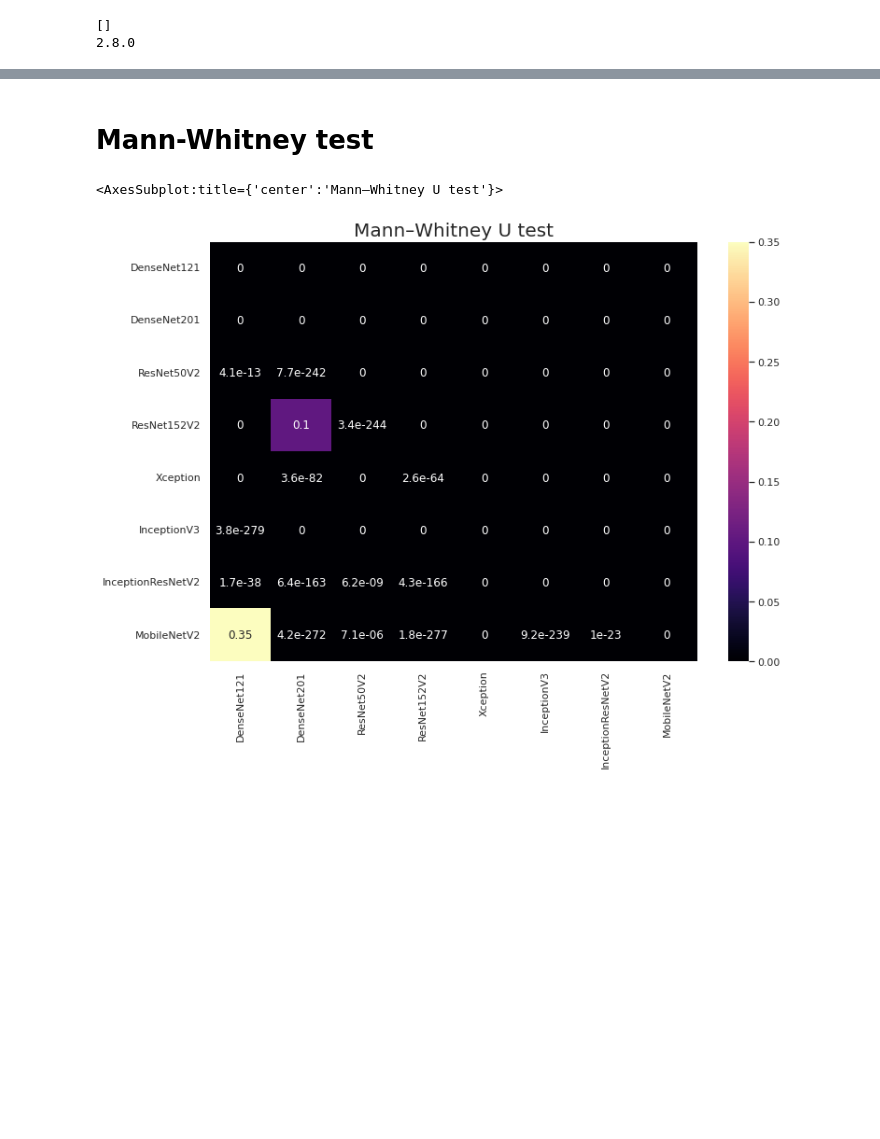
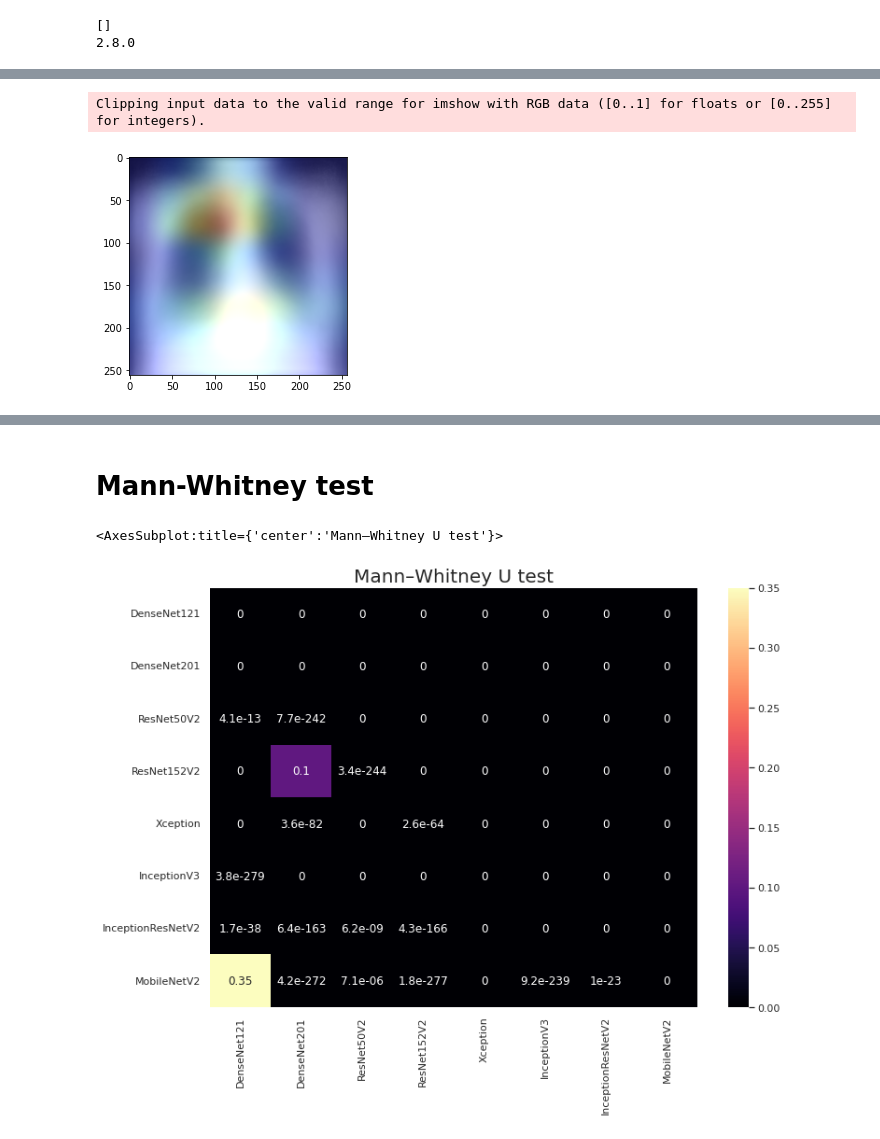
Before and after one commit to Ryan-RE-Wang/COPD-project, a Jupyter notebook: COPD_model_interpretation.ipynb, the cells around one changed output, grey strips where cells are left out. Saved outputs shown, nothing was run; the diff lists cells and outputs as text; code cells hidden in the pictures; blank space fills up the shorter version.

```diff
--- a/COPD_model_interpretation.ipynb
+++ b/COPD_model_interpretation.ipynb
@@ -368,0 +159,9 @@ val_a = mpimg.imread(path + files[0])
+# %%
+mean_heatmap = np.mean(heat_map_pp, axis=0)
+plt.imshow(np.reshape(mean_heatmap, (256, 256, 3)))
+fname = 'imgs/mimic_test/mean_gradcampp.jpg'
+plt.savefig(fname)
+plt.show()
+# %% [output]
+Clipping input data to the valid range for imshow with RGB data ([0..1] for floats or [0..255] for integers).
+[figure, added]
```
Also changed, not shown: parts of 22 cells of this notebook, 8 other files.
